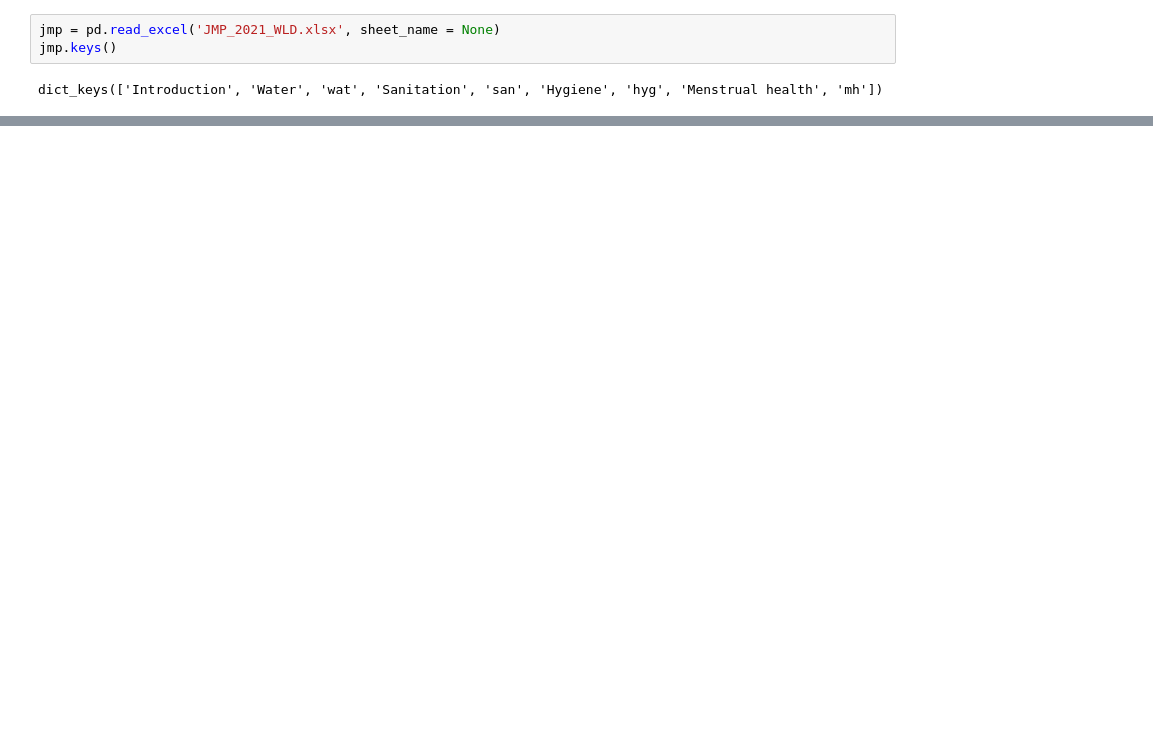
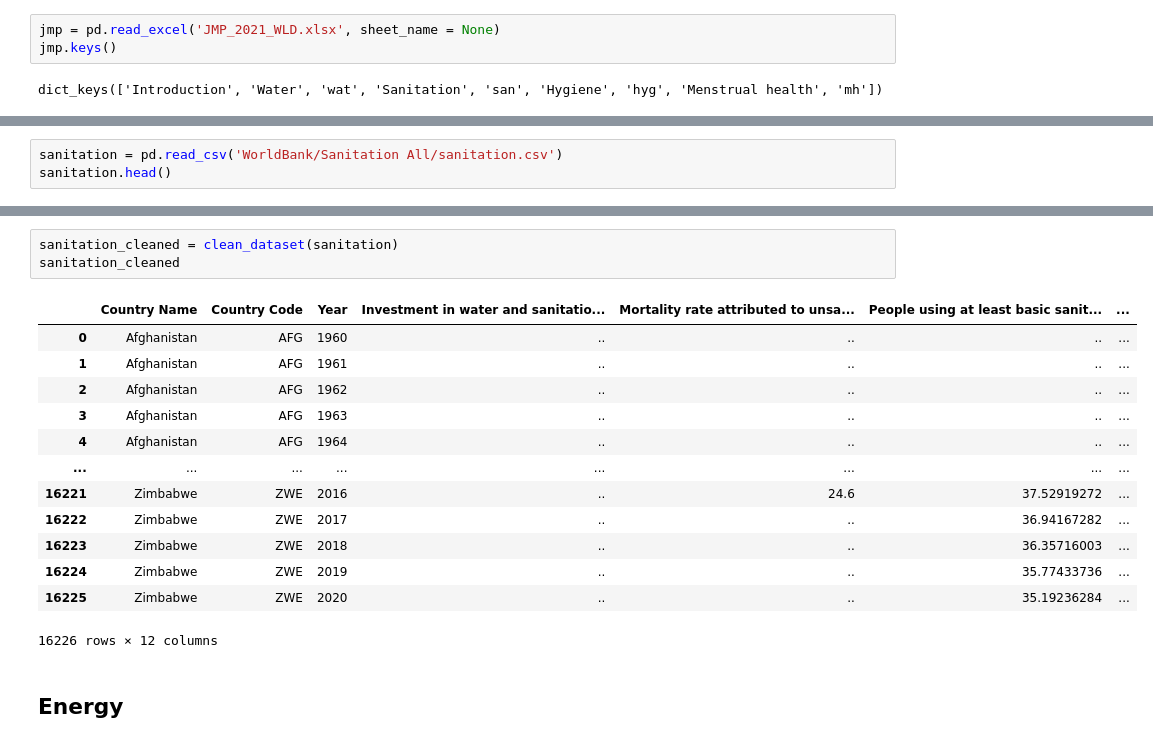
Before and after one commit to alfonsocaiazzo/esmap-mtf-data, a Jupyter notebook: Global/WASH - NUTRITION.ipynb, the cells around one changed output, grey strips where cells are left out. Cells and saved outputs as stored; diff of their text form; blank space fills up the shorter version.

```diff
--- a/Global/WASH - NUTRITION.ipynb
+++ b/Global/WASH - NUTRITION.ipynb
@@ -147,0 +301,3 @@ drinking_water
+# %%
+sanitation = pd.read_csv('WorldBank/Sanitation All/sanitation.csv')
+sanitation.head()
@@ -147,0 +311,19 @@ drinking_water
+# %%
+sanitation_cleaned = clean_dataset(sanitation)
+sanitation_cleaned
+# %% [output]
+|  | Country Name | Country Code | Year | Investment in water and sanitatio... | Mortality rate attributed to unsa... | People using at least basic sanit... | ... |
+| 0 | Afghanistan | AFG | 1960 | .. | .. | .. | ... |
+| 1 | Afghanistan | AFG | 1961 | .. | .. | .. | ... |
+| 2 | Afghanistan | AFG | 1962 | .. | .. | .. | ... |
+| 3 | Afghanistan | AFG | 1963 | .. | .. | .. | ... |
+| 4 | Afghanistan | AFG | 1964 | .. | .. | .. | ... |
+| ... | ... | ... | ... | ... | ... | ... | ... |
+| 16221 | Zimbabwe | ZWE | 2016 | .. | 24.6 | 37.52919272 | ... |
+| 16222 | Zimbabwe | ZWE | 2017 | .. | .. | 36.94167282 | ... |
+| 16223 | Zimbabwe | ZWE | 2018 | .. | .. | 36.35716003 | ... |
+| 16224 | Zimbabwe | ZWE | 2019 | .. | .. | 35.77433736 | ... |
+| 16225 | Zimbabwe | ZWE | 2020 | .. | .. | 35.19236284 | ... |
+16226 rows × 12 columns
+# %% [markdown]
+## Energy
```
Also changed, not shown: parts of 52 cells of this notebook, 16 other files.
